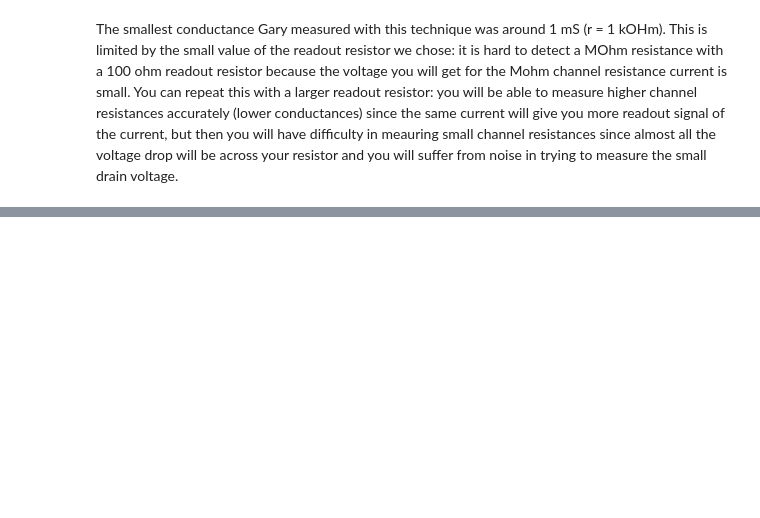
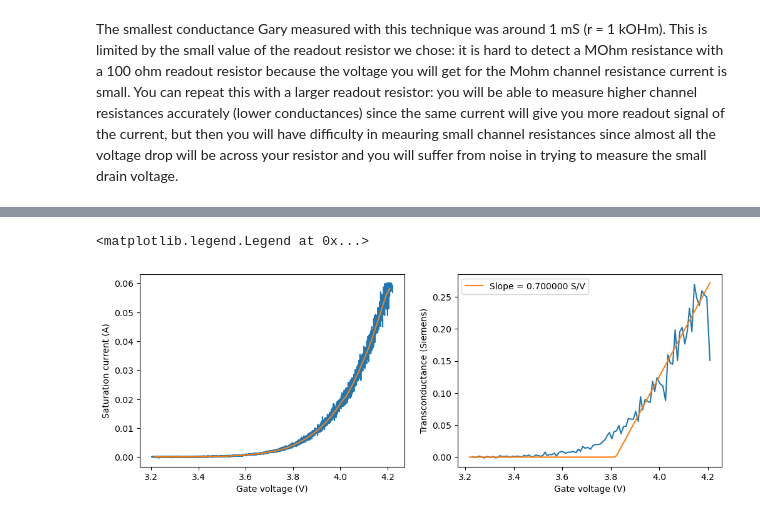
Before and after one commit to SHoogeman/Snaar-Proef, a Jupyter notebook: lab session notebooks/TN2211 Session 08.ipynb, the cells around one changed output, grey strips where cells are left out. Saved outputs shown, nothing was run; the diff lists cells and outputs as text; code cells hidden in the pictures; blank space fills up the shorter version.

```diff
--- a/lab session notebooks/TN2211 Session 08.ipynb
+++ b/lab session notebooks/TN2211 Session 08.ipynb
@@ -361,0 +448,32 @@ The smallest conductance Gary measured with this technique was around 1 mS (r =
+# %%
+i, vg = get_I_Vg()
+# %%
+N = 100
+i_avg = bin_average(i,N)
+vg_avg = bin_average(vg,N)
+
+plt.figure(figsize=(12,4))
+plt.subplot(121)
+plt.plot(vg, i)
+plt.plot(vg_avg, i_avg)
+plt.ylabel("Saturation current (A)")
+plt.xlabel("Gate voltage (V)")
+
+gm = np.diff(i_avg)/np.diff(vg_avg)
+
+# The FET model from class predicts that the transconductance
+# should be linear in gate voltage above the threshold
+# gate voltage
+vt = 3.82 # threshold gate voltage
+a = 0.7# Siemens / V
+gm_model = (vg_avg > vt)*a*(vg_avg - vt)
+
+plt.subplot(122)
+plt.plot(vg_avg[1:], gm)
+plt.plot(vg_avg, gm_model, label = "Slope = %2f S/V" % a)
+plt.xlabel("Gate voltage (V)")
+plt.ylabel("Transconductance (Siemens)")
+plt.legend()
+# %% [output]
+<matplotlib.legend.Legend at 0x...>
+[figure, added]
```
Also changed, not shown: parts of 24 cells of this notebook.
